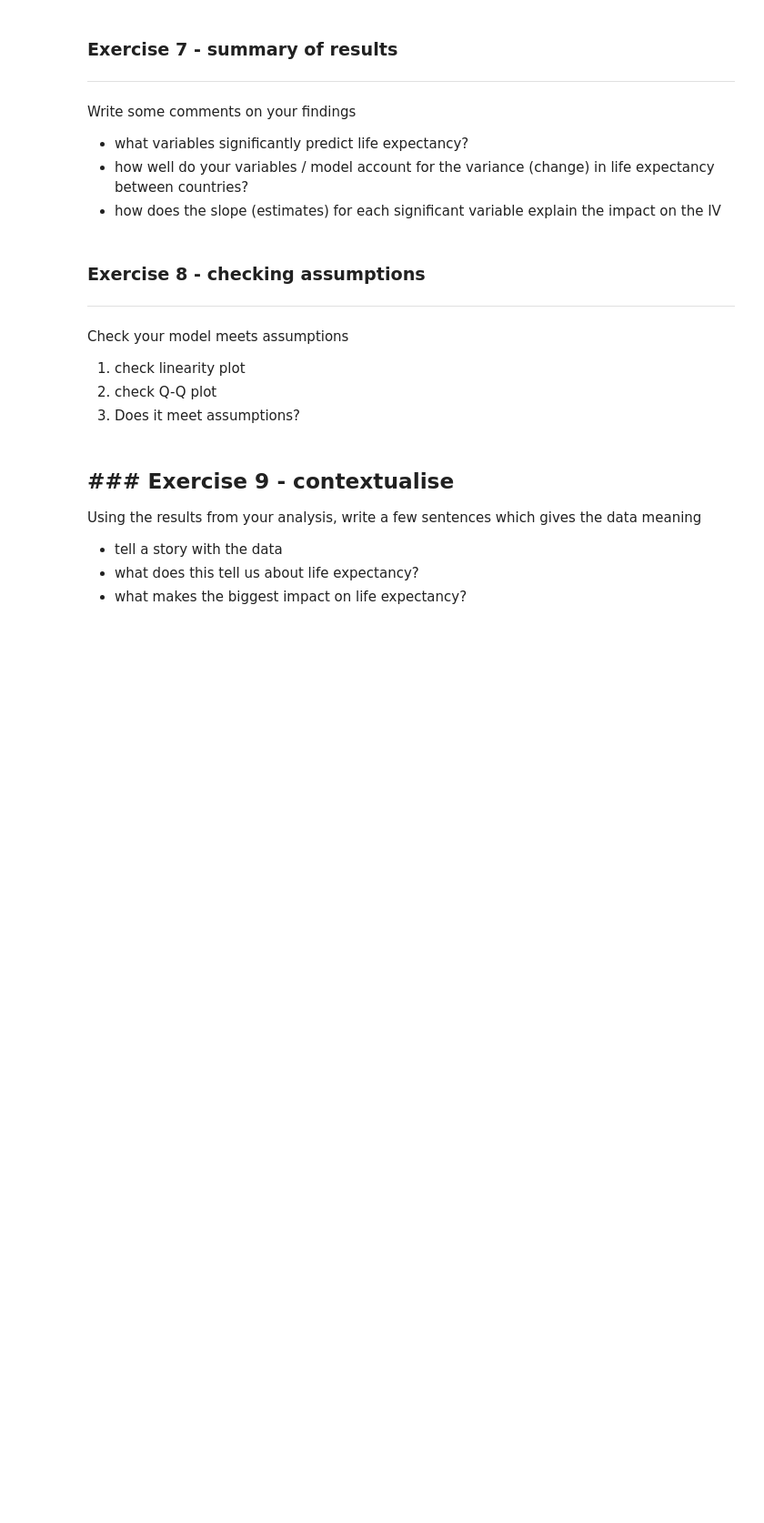
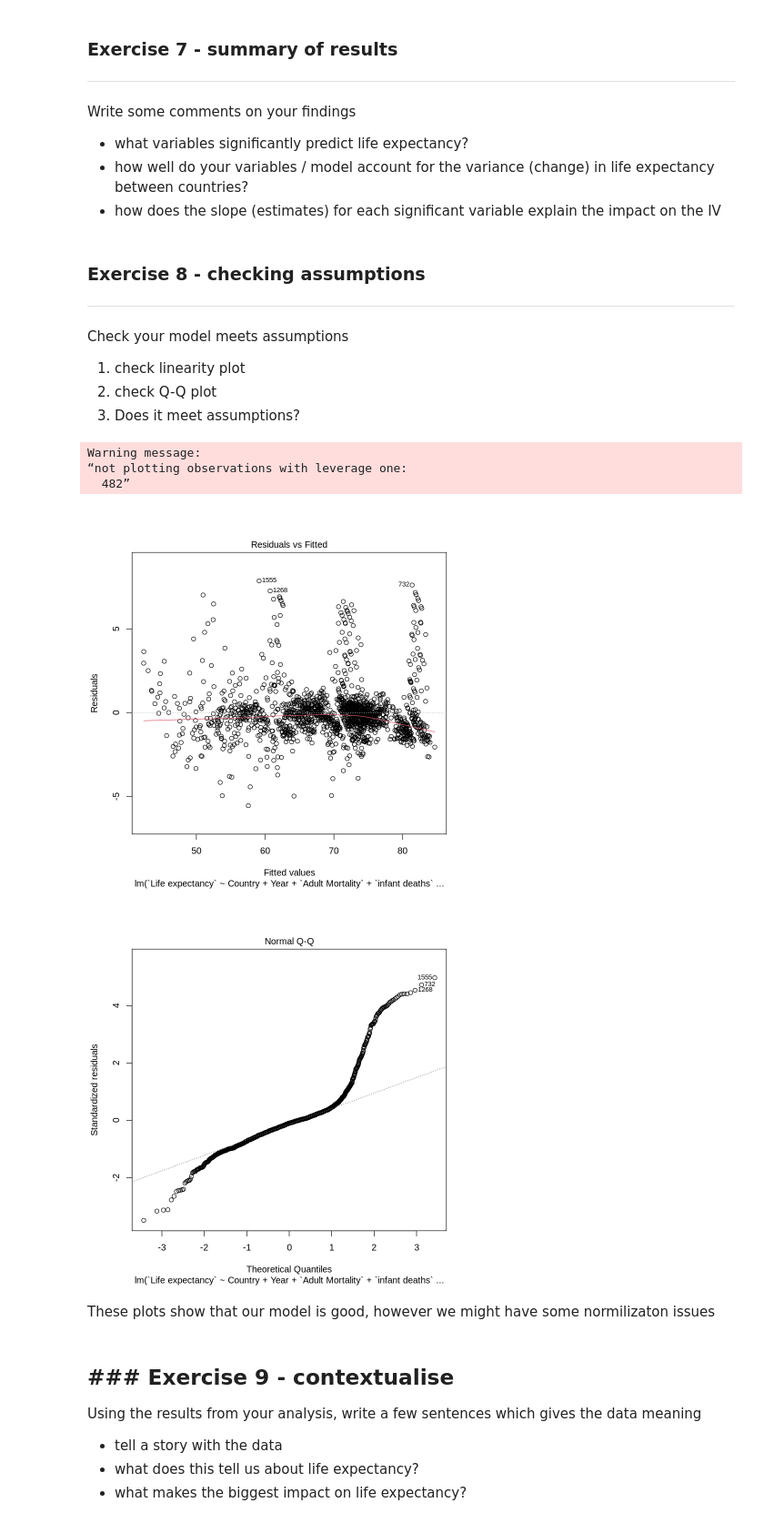
Before and after one commit to midbrain1/programming_for_data, a Jupyter notebook: R_Life_expectancy.ipynb, the cells around one changed output. Shown: that part at 91% size. Drawn from its saved outputs; the diff is of its cells as text; code cells hidden in the pictures; blank space fills up the shorter version.

```diff
--- a/R_Life_expectancy.ipynb
+++ b/R_Life_expectancy.ipynb
@@ -215,3 +212,6 @@ Warning message:
 
 1. Run a linear regression to see if your target variables predict life expectancy
 2. display a summary of the regression
+# %%
+regression_model <- lm(`Life expectancy`~`Country` + `Year` +	`Adult Mortality` +	`infant deaths` +	`Alcohol` +	`percentage expenditure` + `Hepatitis B` +	`Measles`	+ `BMI` +	`Polio` +	`Total expenditure` +	Diphtheria +	`HIV/AIDS` +	GDP +	Population	+  `thinness 5-9 years` +	`Income composition of resources` +	Schooling + Status_Developing, data = df_dummy)
+summary(regression_model)
@@ -231,6 +253,17 @@ Check your model meets assumptions
 1. check linearity plot
 2. check Q-Q plot
 3. Does it meet assumptions?
+# %%
+plot(regression_model, 1)
+plot(regression_model, 2)
+# %% [output]
+Warning message:
+“not plotting observations with leverage one:
+  482”
+[figure, added]
+[figure, added]
+# %% [markdown]
+These plots show that our model is good, however we might have some normilizaton issues
 # %% [markdown]
 ### Exercise 9 - contextualise
 ---
```
Also changed, not shown: parts of 11 cells of this notebook.
